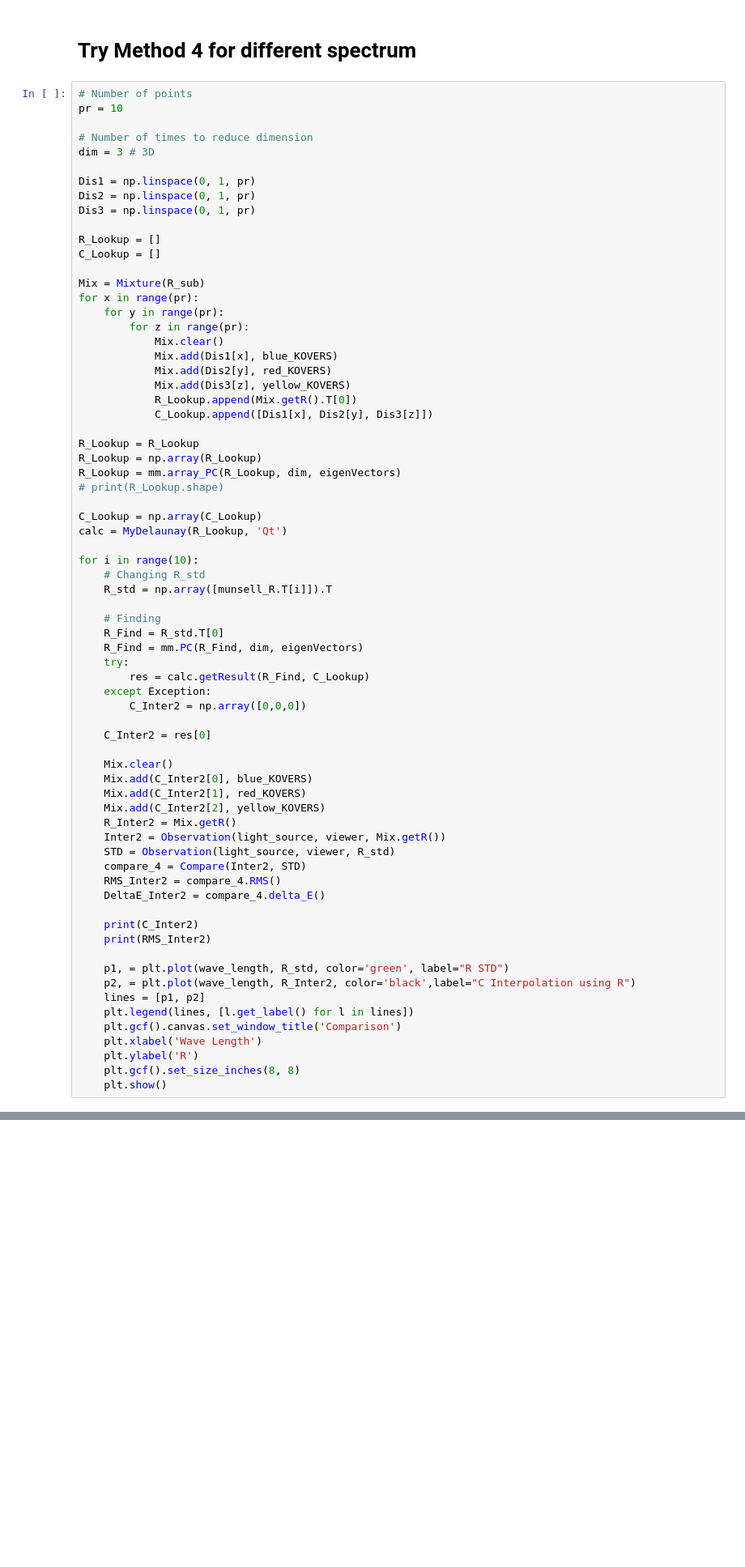
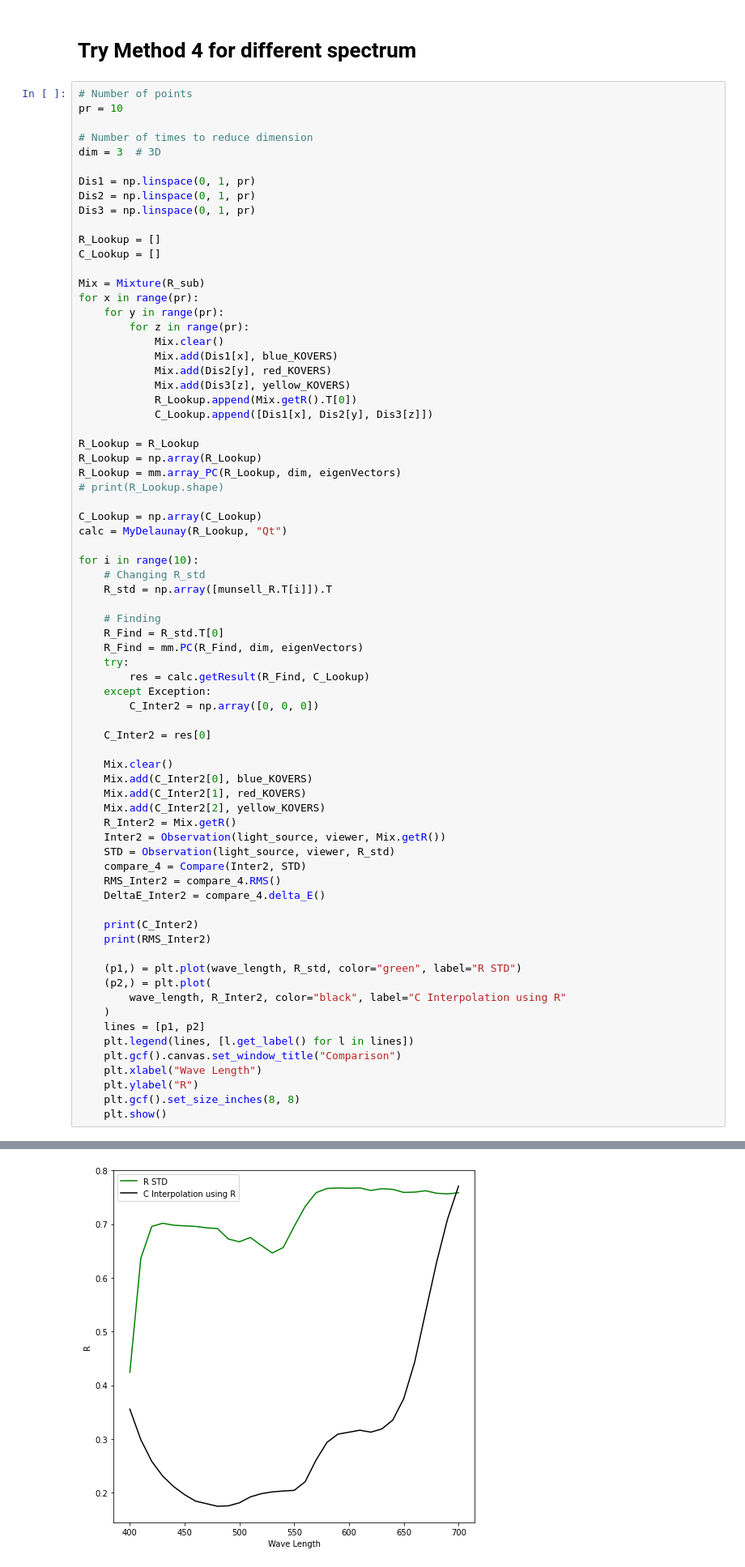
Before and after one commit to mohammadsa9/ColorMatching, a Jupyter notebook: Example 4/main.ipynb, the cells around one changed output, grey strips where cells are left out. Shown at 81% size. Cells and saved outputs as stored; diff of their text form; blank space fills up the shorter version.

```diff
--- a/Example 4/main.ipynb
+++ b/Example 4/main.ipynb
@@ -311,7 +340,7 @@ plt.show()
 pr = 10
 
 # Number of times to reduce dimension
-dim = 3 # 3D
+dim = 3  # 3D
 
 Dis1 = np.linspace(0, 1, pr)
 Dis2 = np.linspace(0, 1, pr)
@@ -337,7 +366,7 @@ R_Lookup = mm.array_PC(R_Lookup, dim, eigenVectors)
 # print(R_Lookup.shape)
 
 C_Lookup = np.array(C_Lookup)
-calc = MyDelaunay(R_Lookup, 'Qt')
+calc = MyDelaunay(R_Lookup, "Qt")
 
 for i in range(10):
     # Changing R_std
@@ -349,7 +378,7 @@ for i in range(10):
     try:
         res = calc.getResult(R_Find, C_Lookup)
     except Exception:
-        C_Inter2 = np.array([0,0,0])
+        C_Inter2 = np.array([0, 0, 0])
 
     C_Inter2 = res[0]
 
@@ -367,12 +396,15 @@ for i in range(10):
     print(C_Inter2)
     print(RMS_Inter2)
 
-    p1, = plt.plot(wave_length, R_std, color='green', label="R STD")
-    p2, = plt.plot(wave_length, R_Inter2, color='black',label="C Interpolation using R")
+    (p1,) = plt.plot(wave_length, R_std, color="green", label="R STD")
+    (p2,) = plt.plot(
+        wave_length, R_Inter2, color="black", label="C Interpolation using R"
+    )
     lines = [p1, p2]
     plt.legend(lines, [l.get_label() for l in lines])
-    plt.gcf().canvas.set_window_title('Comparison')
-    plt.xlabel('Wave Length')
-    plt.ylabel('R')
+    plt.gcf().canvas.set_window_title("Comparison")
+    plt.xlabel("Wave Length")
+    plt.ylabel("R")
     plt.gcf().set_size_inches(8, 8)
     plt.show()
+# %% [output]
@@ -378,0 +413 @@ for i in range(10):
+[figure, added]
```
Also changed, not shown: parts of 6 cells of this notebook, 3 other files.
